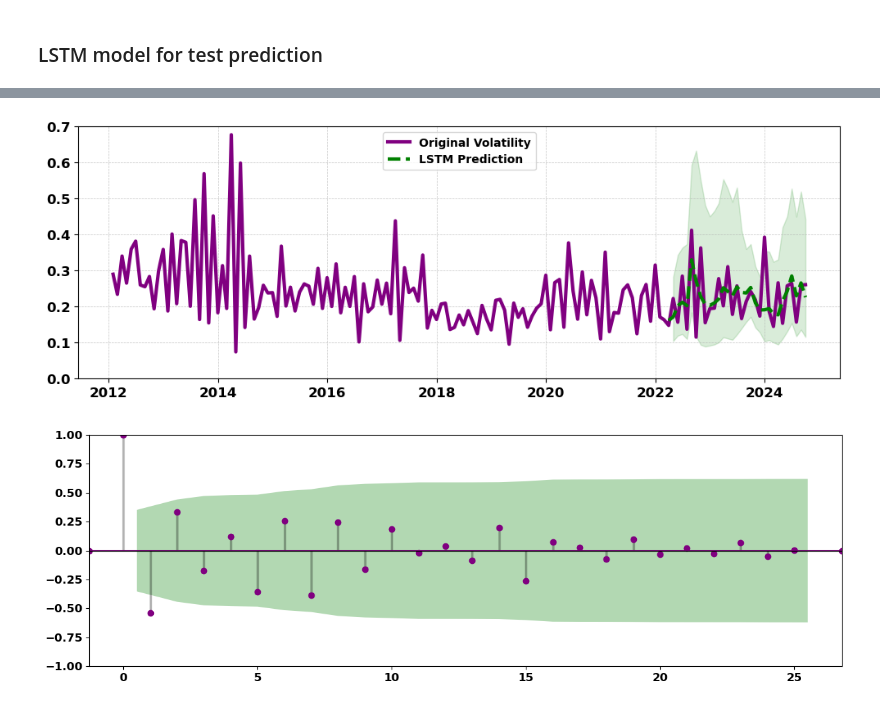
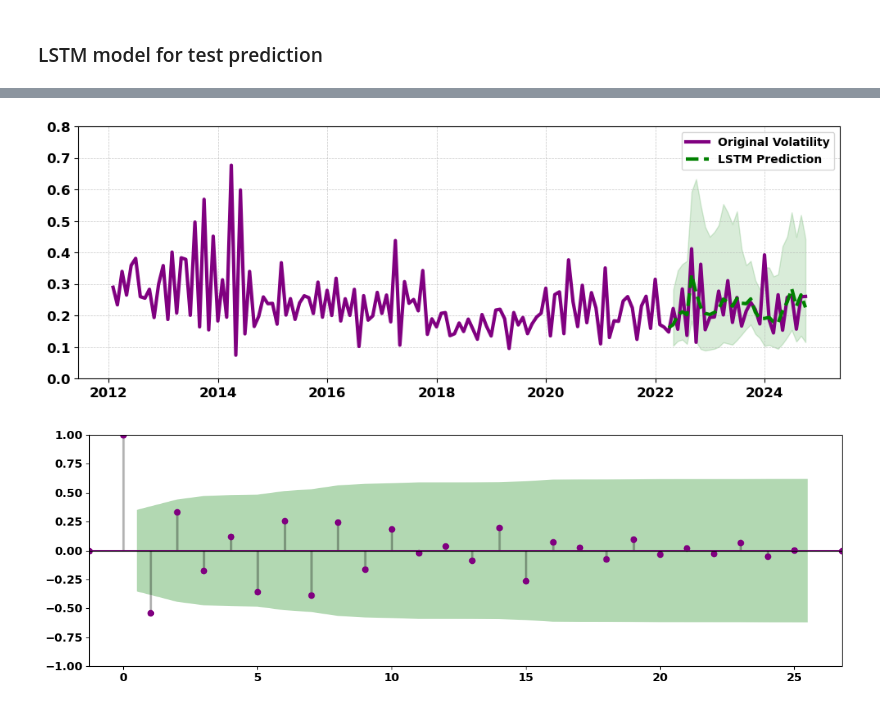
Before and after one commit to AbbinavSK/Crop-Price-Volatility-Analysis-in-India, a Jupyter notebook: Brinjal-price-analysis(state-level).ipynb, the cells around one changed output, grey strips where cells are left out. Cells and saved outputs as stored; diff of their text form; code cells hidden in the pictures.

```diff
--- a/Brinjal-price-analysis(state-level).ipynb
+++ b/Brinjal-price-analysis(state-level).ipynb
@@ -677,22 +681,22 @@ lower_bound_lstm = y_pred_inv * np.exp(-2 * rolling_std)
 # %%
 plt.figure(figsize=(12, 4))
 
 price_dates = df["Price Date"].iloc[-len(y_test_inv):].values
 price_dates = pd.to_datetime(price_dates, format="%d-%m-%Y")
 
 plt.plot(df["Price Date"], df["cond_vol"], label="Original Volatility", color="purple", linestyle="-", linewidth=3)
 plt.plot(price_dates, y_pred_inv, label="LSTM Prediction", color="green", linestyle="dashed", linewidth=3)
 plt.fill_between(price_dates, upper_bound_lstm, lower_bound_lstm, color="green", alpha=0.15)
 
 plt.xticks(rotation=0, fontsize=12, fontweight='bold')
 plt.yticks(rotation=0, fontsize=12, fontweight='bold')
-plt.ylim(0, 0.7)
+plt.ylim(0, 0.8)
 plt.legend(fontsize=12, prop={'weight': 'bold'})
 plt.grid(True, linestyle='--', linewidth=0.5, alpha=0.7)
 plt.savefig("images/Brinjal-lstm-Statelevel.png", dpi=600, bbox_inches='tight')
 plt.show()
 # %% [output]
-[figure, old version]
+[figure, new version]
 # %%
 # Plotting ACF of LSTM residuals for test data
 
```
Also changed, not shown: parts of 6 cells of this notebook, 1 other file.
